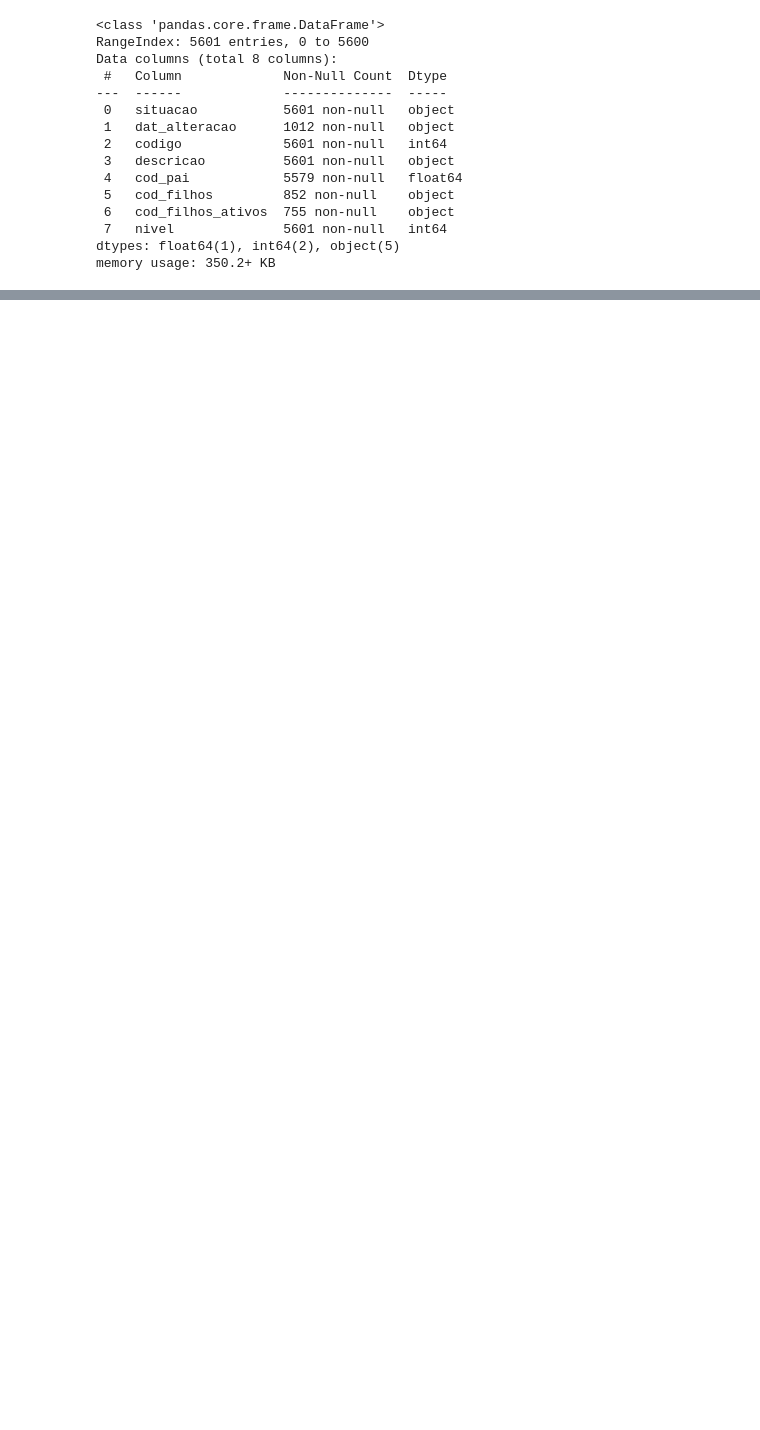
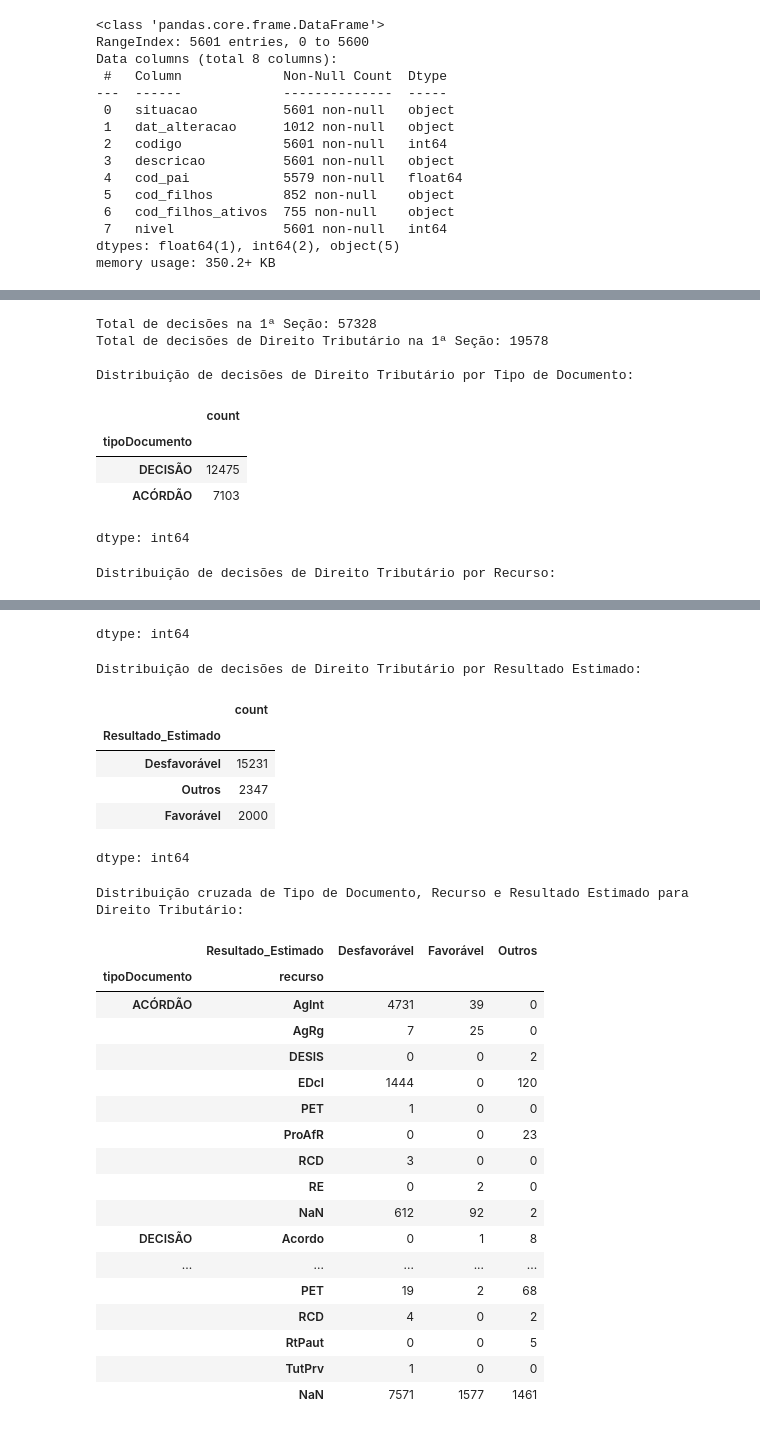
Before and after one commit to rafaeldebarros/MVP_machine_learning, a Jupyter notebook: MVP_ML_DL.ipynb, the cells around one changed output, grey strips where cells are left out. Cells and saved outputs as stored; diff of their text form; code cells hidden in the pictures; blank space fills up the shorter version.

```diff
--- a/MVP_ML_DL.ipynb
+++ b/MVP_ML_DL.ipynb
@@ -255,0 +402,20 @@ for i in range(num_clusters):
+# %%
+# 1. Filtrar o DataFrame pelas condições da anomalia identificada
+# Usamos .str.contains para garantir que pegamos variações como 'MINISTRA REGINA HELENA COSTA'
+df_anomalia = df[
+    (df['NM_MINISTRO'].str.upper().str.contains('REGINA HELENA')) &
+    (df['Resultado_Estimado'] == 'Outros')
+]
+
+# 2. Selecionar apenas as colunas de identificação e o teor para análise descritiva
+# Usamos .drop_duplicates() se quiser ver apenas os tipos de textos únicos sem repetição
+tabela_teor_anomalia = df_anomalia[['processo', 'tipoDocumento', 'teor', 'descricaoMonocratica']].reset_index(drop=True)
+
+# 3. Configurar o Pandas para não cortar o texto longo na exibição da tabela
+import pandas as pd
+pd.set_option('display.max_colwidth', None)
+
+# 4. Exibir a tabela na tela
+print(f"Quantidade de processos mapeados como 'Outros' para a Min. Regina Helena: {len(tabela_teor_anomalia)}")
+print("-" * 80)
+display(tabela_teor_anomalia)
@@ -255,0 +776,29 @@ for i in range(num_clusters):
+# %%
+# Filtrar processos que contêm 'Direito Tributário' em 'assuntos_nomeados'
+df_tributario = df[df['assuntos_nomeados'].apply(lambda x: 'DIREITO TRIBUTÁRIO' in x if isinstance(x, list) else False)].copy()
+
+print(f"Total de decisões na 1ª Seção: {len(df)}")
+print(f"Total de decisões de Direito Tributário na 1ª Seção: {len(df_tributario)}")
+
+print("\nDistribuição de decisões de Direito Tributário por Tipo de Documento:")
+display(df_tributario['tipoDocumento'].value_counts())
+
+print("\nDistribuição de decisões de Direito Tributário por Recurso:")
+display(df_tributario['recurso'].value_counts(dropna=False))
+
+print("\nDistribuição de decisões de Direito Tributário por Resultado Estimado:")
+display(df_tributario['Resultado_Estimado'].value_counts())
+
+print("\nDistribuição cruzada de Tipo de Documento, Recurso e Resultado Estimado para Direito Tributário:")
+display(df_tributario.groupby(['tipoDocumento', 'recurso', 'Resultado_Estimado'], dropna=False).size().unstack(fill_value=0))
+# %% [output]
+Total de decisões na 1ª Seção: 57328
+Total de decisões de Direito Tributário na 1ª Seção: 19578
+
+Distribuição de decisões de Direito Tributário por Tipo de Documento:
+|  | count |
+| tipoDocumento |  |
+| DECISÃO | 12475 |
+| ACÓRDÃO | 7103 |
+dtype: int64
+Distribuição de decisões de Direito Tributário por Recurso:
@@ -255,0 +820,27 @@ for i in range(num_clusters):
+dtype: int64
+Distribuição de decisões de Direito Tributário por Resultado Estimado:
+|  | count |
+| Resultado_Estimado |  |
+| Desfavorável | 15231 |
+| Outros | 2347 |
+| Favorável | 2000 |
+dtype: int64
+Distribuição cruzada de Tipo de Documento, Recurso e Resultado Estimado para Direito Tributário:
+|  | Resultado_Estimado | Desfavorável | Favorável | Outros |
+| tipoDocumento | recurso |  |  |  |
+| ACÓRDÃO | AgInt | 4731 | 39 | 0 |
+|  | AgRg | 7 | 25 | 0 |
+|  | DESIS | 0 | 0 | 2 |
+|  | EDcl | 1444 | 0 | 120 |
+|  | PET | 1 | 0 | 0 |
+|  | ProAfR | 0 | 0 | 23 |
+|  | RCD | 3 | 0 | 0 |
+|  | RE | 0 | 2 | 0 |
+|  | NaN | 612 | 92 | 2 |
+| DECISÃO | Acordo | 0 | 1 | 8 |
+| ... | ... | ... | ... | ... |
+|  | PET | 19 | 2 | 68 |
+|  | RCD | 4 | 0 | 2 |
+|  | RtPaut | 0 | 0 | 5 |
+|  | TutPrv | 1 | 0 | 0 |
+|  | NaN | 7571 | 1577 | 1461 |
```
Also changed, not shown: parts of 37 cells of this notebook.
